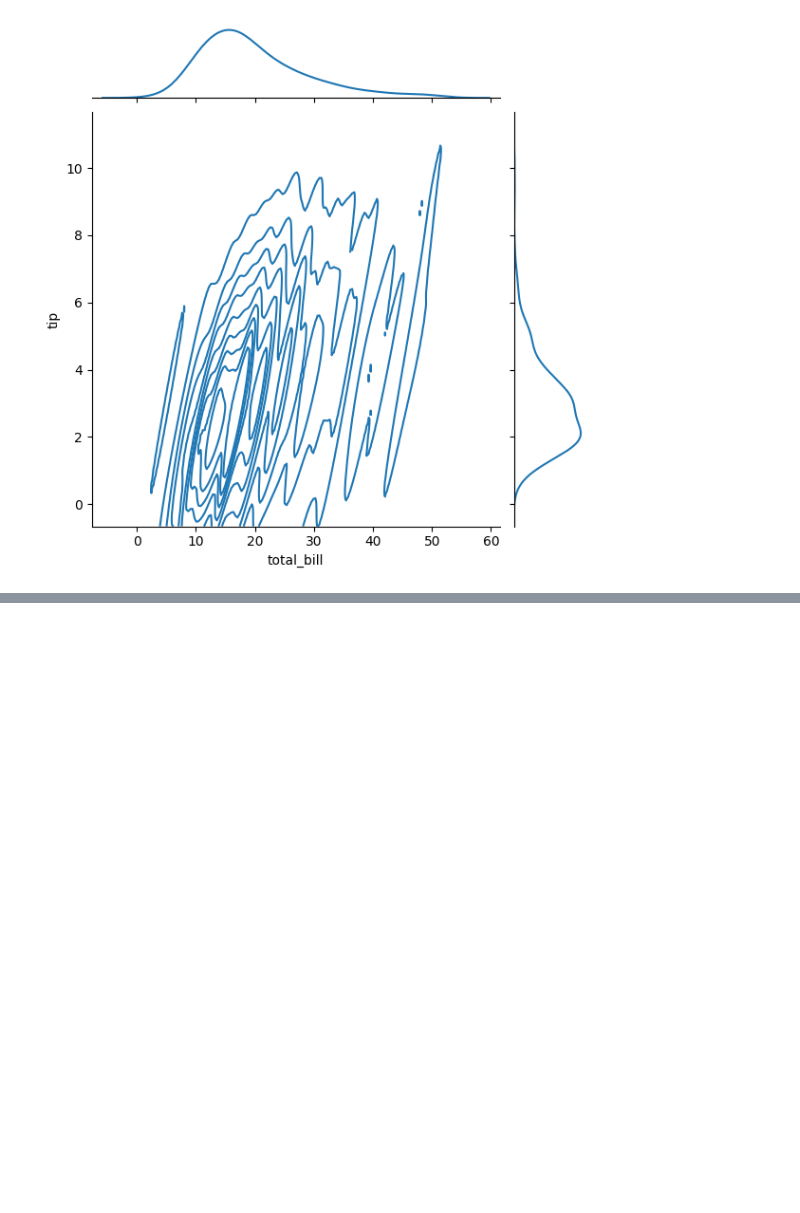
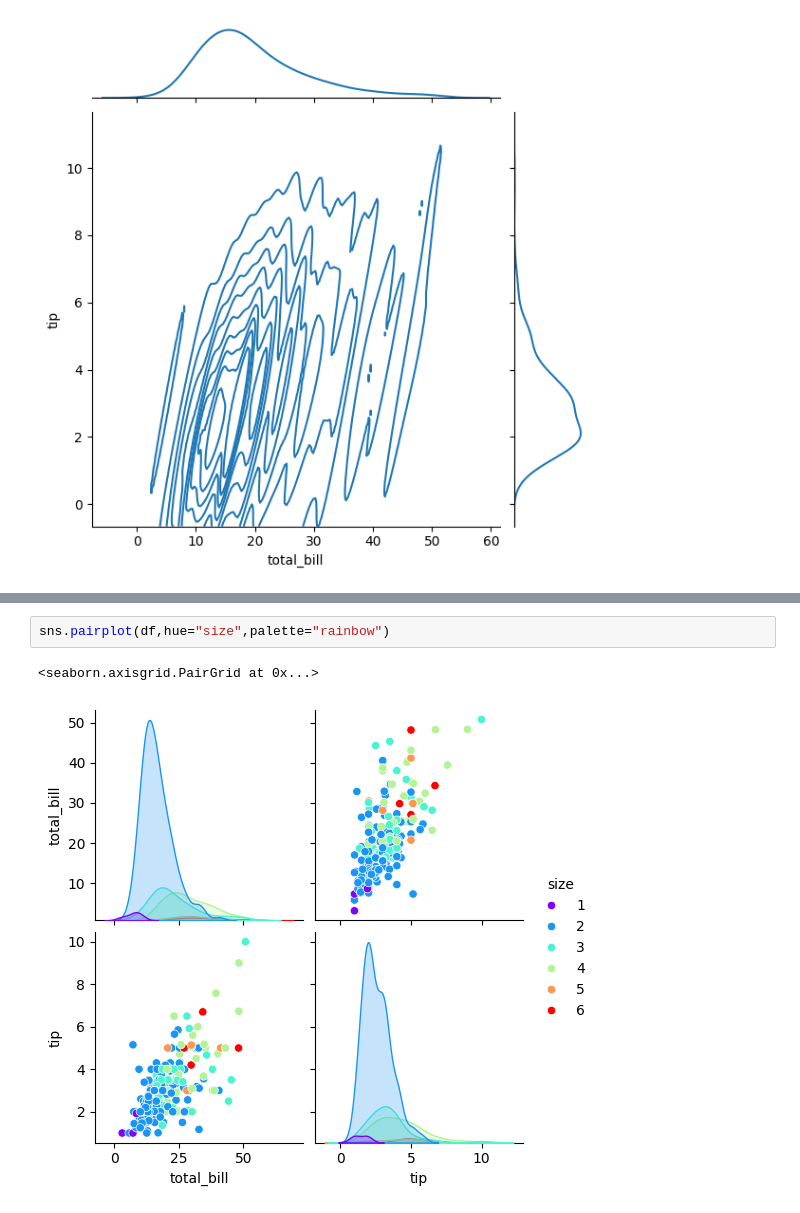
Before and after one commit to vivekCreates/Matplotlib, a Jupyter notebook: distribution_plots.ipynb, the cells around one changed output, grey strips where cells are left out. Cells and saved outputs as stored; diff of their text form; blank space fills up the shorter version.

```diff
--- a/distribution_plots.ipynb
+++ b/distribution_plots.ipynb
@@ -48,0 +56,5 @@ sns.jointplot(x="total_bill",y="tip",data=df,kind="kde")
+# %%
+sns.pairplot(df,hue="size",palette="rainbow")
+# %% [output]
+<seaborn.axisgrid.PairGrid at 0x...>
+[figure, added]
```
Also changed, not shown: parts of 2 cells of this notebook.
